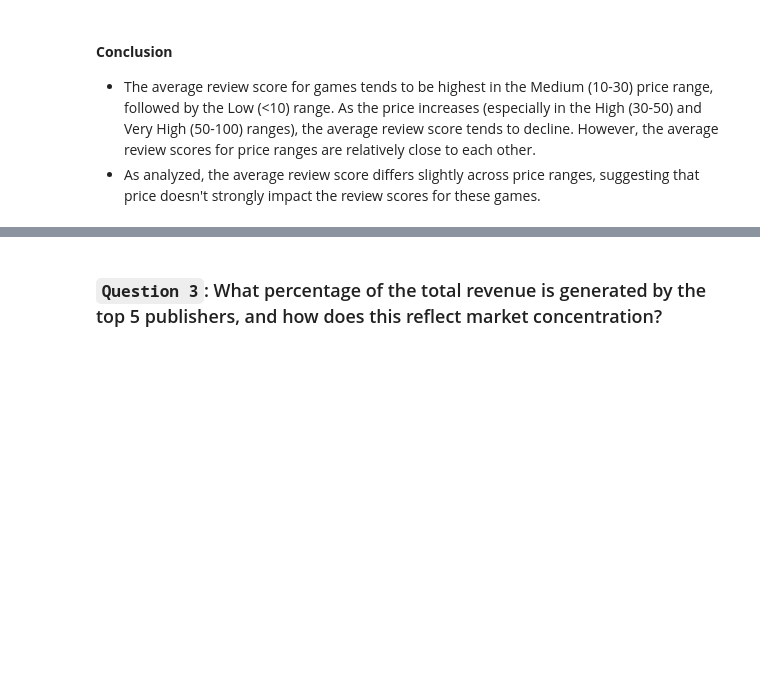
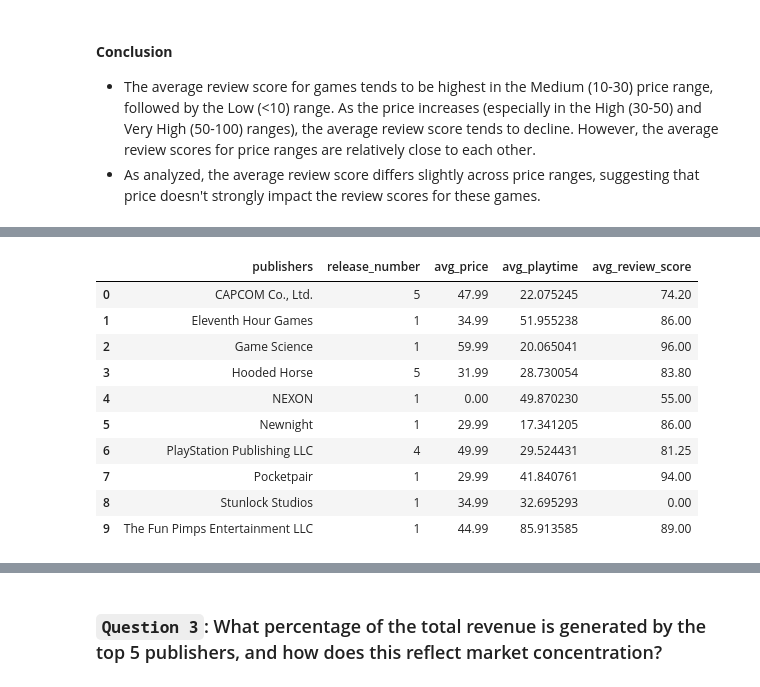
Before and after one commit to tmthu1204/PDS_FinalProject, a Jupyter notebook: FinalProject.ipynb, the cells around one changed output, grey strips where cells are left out. Cells and saved outputs as stored; diff of their text form; code cells hidden in the pictures; blank space fills up the shorter version.

```diff
--- a/FinalProject.ipynb
+++ b/FinalProject.ipynb
@@ -547,0 +559,39 @@ plt.show()
+# %%
+#Get the top 10 publishers by revenue
+top_publishers = data.groupby('publishers')['revenue'].sum().sort_values(ascending=False).head(10)
+
+#Extract the rows corresponding to these top 10 publishers
+top_publishers_data = data[data['publishers'].isin(top_publishers.index)]
+
+# Group by publishers
+grouped_data = top_publishers_data.groupby('publishers')
+
+# Calculate metrics without using `agg`
+release_number = grouped_data['releaseDate'].count()
+avg_price = grouped_data['price'].mean()
+avg_playtime = grouped_data['avgPlaytime'].mean()
+avg_review_score = grouped_data['reviewScore'].mean()
+
+# Combine all metrics into a DataFrame
+common_traits = pd.DataFrame({
+    'publishers': release_number.index,
+    'release_number': release_number.values,
+    'avg_price': avg_price.values,
+    'avg_playtime': avg_playtime.values,
+    'avg_review_score': avg_review_score.values
+})
+
+common_traits.reset_index(drop=True, inplace=True)
+common_traits
+# %% [output]
+|  | publishers | release_number | avg_price | avg_playtime | avg_review_score |
+| 0 | CAPCOM Co., Ltd. | 5 | 47.99 | 22.075245 | 74.20 |
+| 1 | Eleventh Hour Games | 1 | 34.99 | 51.955238 | 86.00 |
+| 2 | Game Science | 1 | 59.99 | 20.065041 | 96.00 |
+| 3 | Hooded Horse | 5 | 31.99 | 28.730054 | 83.80 |
+| 4 | NEXON | 1 | 0.00 | 49.870230 | 55.00 |
+| 5 | Newnight | 1 | 29.99 | 17.341205 | 86.00 |
+| 6 | PlayStation Publishing LLC | 4 | 49.99 | 29.524431 | 81.25 |
+| 7 | Pocketpair | 1 | 29.99 | 41.840761 | 94.00 |
+| 8 | Stunlock Studios | 1 | 34.99 | 32.695293 | 0.00 |
+| 9 | The Fun Pimps Entertainment LLC | 1 | 44.99 | 85.913585 | 89.00 |
```
Also changed, not shown: parts of 21 cells of this notebook.
